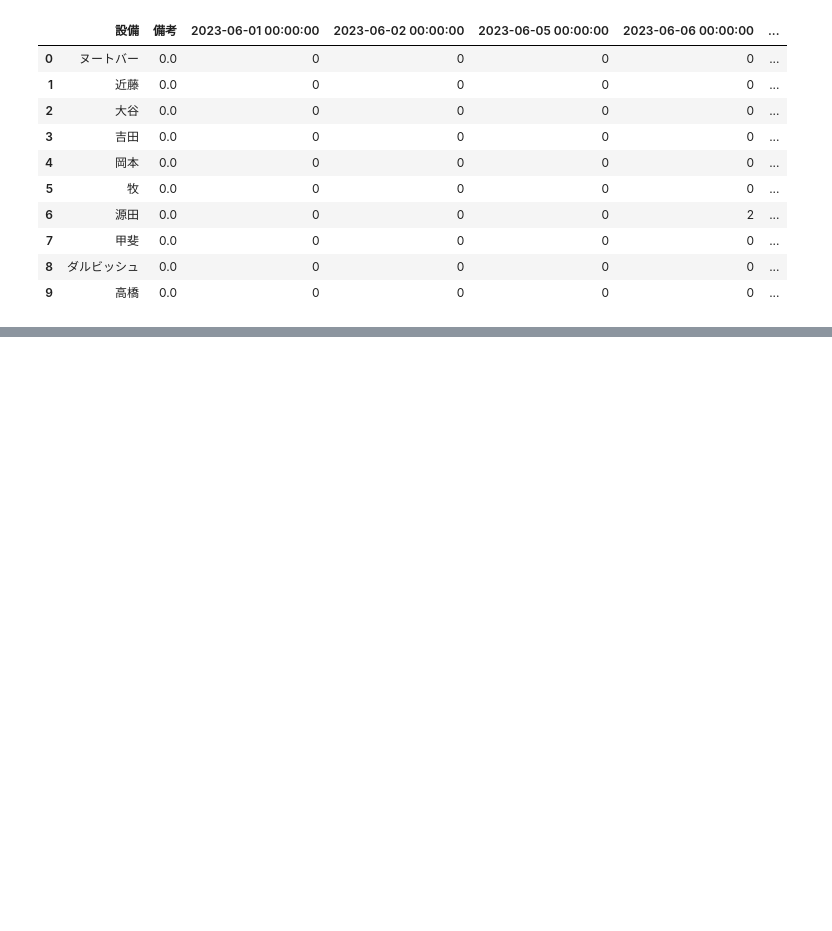
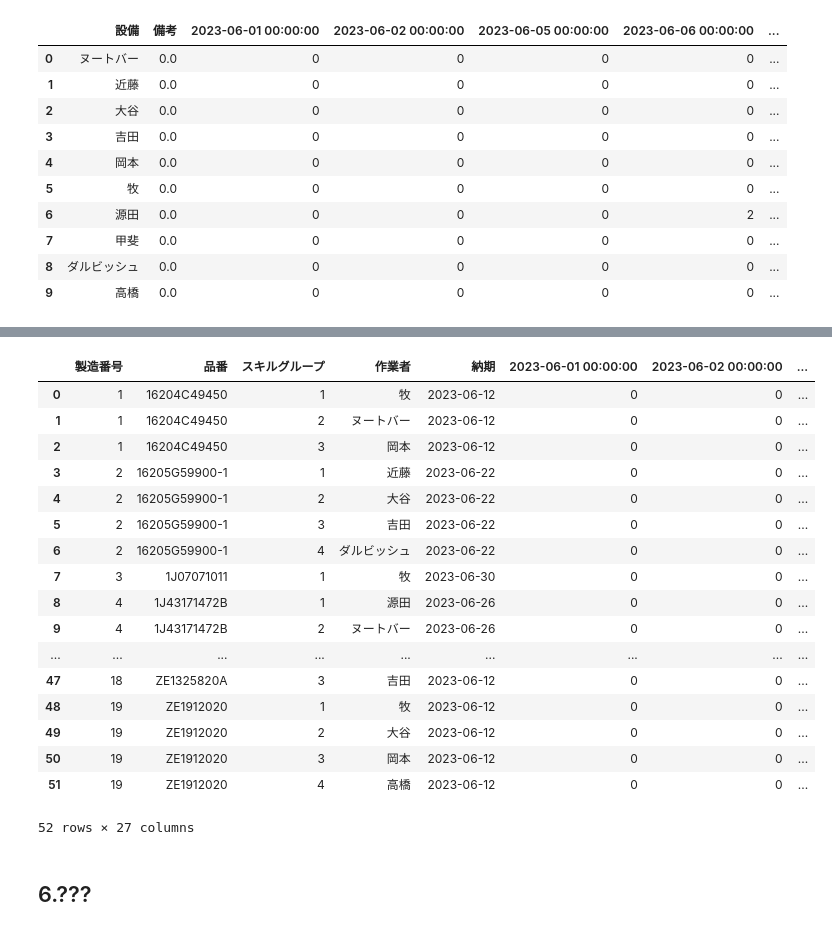
Before and after one commit to koki-samurai652/auto-scheduler, a Jupyter notebook: AutoScheduler.ipynb, the cells around one changed output, grey strips where cells are left out. Saved outputs shown, nothing was run; the diff lists cells and outputs as text; code cells hidden in the pictures; blank space fills up the shorter version.

```diff
--- a/AutoScheduler.ipynb
+++ b/AutoScheduler.ipynb
@@ -359,3 +269,0 @@ NameError: name 'hinban' is not defined
-# %%
-#kiso_copy2= noki_fix()
-kiso_copy2, product_num, minlist, maxlist, nokilist=noki_fix(kiso_copy2, hinban, startup_day)
@@ -363,0 +379,2 @@ NameError: name 'noki_fix' is not defined
+# %%
+adjusted_due_date_df = first_gen(off_day_df, skill_df, due_date_df, product_num)
@@ -364,3 +439,26 @@ NameError: name 'noki_fix' is not defined
+# %%
+adjusted_due_date_df
+# %% [output]
+|  | 製造番号 | 品番 | スキルグループ | 作業者 | 納期 | 2023-06-01 00:00:00 | 2023-06-02 00:00:00 | ... |
+| 0 | 1 | 16204C49450 | 1 | 牧 | 2023-06-12 | 0 | 0 | ... |
+| 1 | 1 | 16204C49450 | 2 | ヌートバー | 2023-06-12 | 0 | 0 | ... |
+| 2 | 1 | 16204C49450 | 3 | 岡本 | 2023-06-12 | 0 | 0 | ... |
+| 3 | 2 | 16205G59900-1 | 1 | 近藤 | 2023-06-22 | 0 | 0 | ... |
+| 4 | 2 | 16205G59900-1 | 2 | 大谷 | 2023-06-22 | 0 | 0 | ... |
+| 5 | 2 | 16205G59900-1 | 3 | 吉田 | 2023-06-22 | 0 | 0 | ... |
+| 6 | 2 | 16205G59900-1 | 4 | ダルビッシュ | 2023-06-22 | 0 | 0 | ... |
+| 7 | 3 | 1J07071011 | 1 | 牧 | 2023-06-30 | 0 | 0 | ... |
+| 8 | 4 | 1J43171472B | 1 | 源田 | 2023-06-26 | 0 | 0 | ... |
+| 9 | 4 | 1J43171472B | 2 | ヌートバー | 2023-06-26 | 0 | 0 | ... |
+| ... | ... | ... | ... | ... | ... | ... | ... | ... |
+| 47 | 18 | ZE1325820A | 3 | 吉田 | 2023-06-12 | 0 | 0 | ... |
+| 48 | 19 | ZE1912020 | 1 | 牧 | 2023-06-12 | 0 | 0 | ... |
+| 49 | 19 | ZE1912020 | 2 | 大谷 | 2023-06-12 | 0 | 0 | ... |
+| 50 | 19 | ZE1912020 | 3 | 岡本 | 2023-06-12 | 0 | 0 | ... |
+| 51 | 19 | ZE1912020 | 4 | 高橋 | 2023-06-12 | 0 | 0 | ... |
+52 rows × 27 columns
+# %% [markdown]
+## 6.???
 # %%
 #42
 ##(1)工程ができるだけ長くならないこと
```
Also changed, not shown: parts of 38 cells of this notebook, 1 other file.
